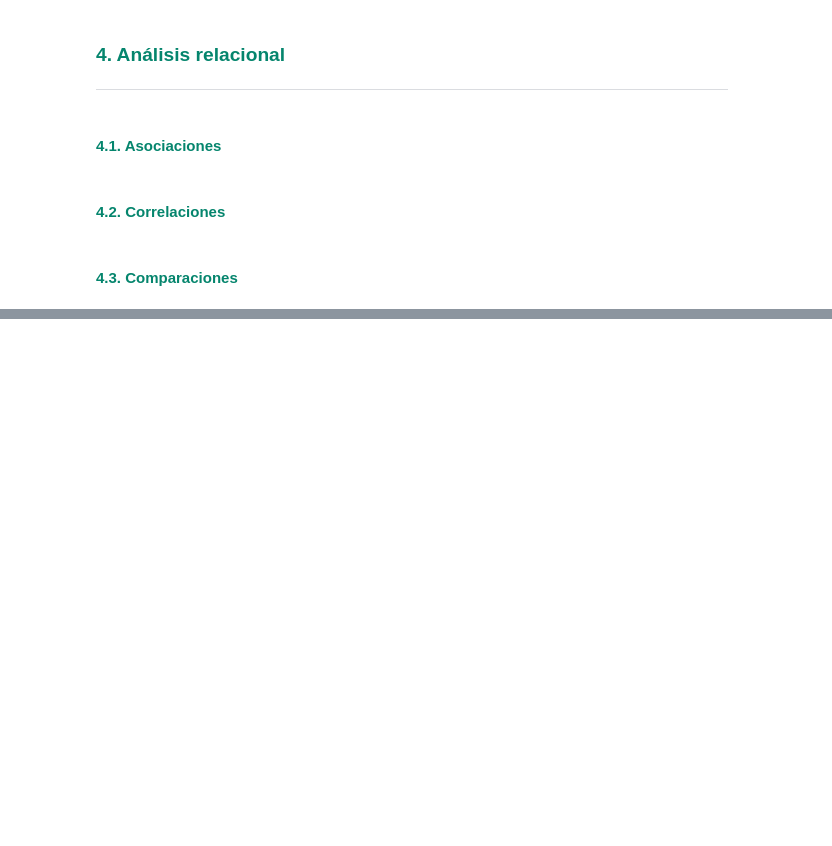
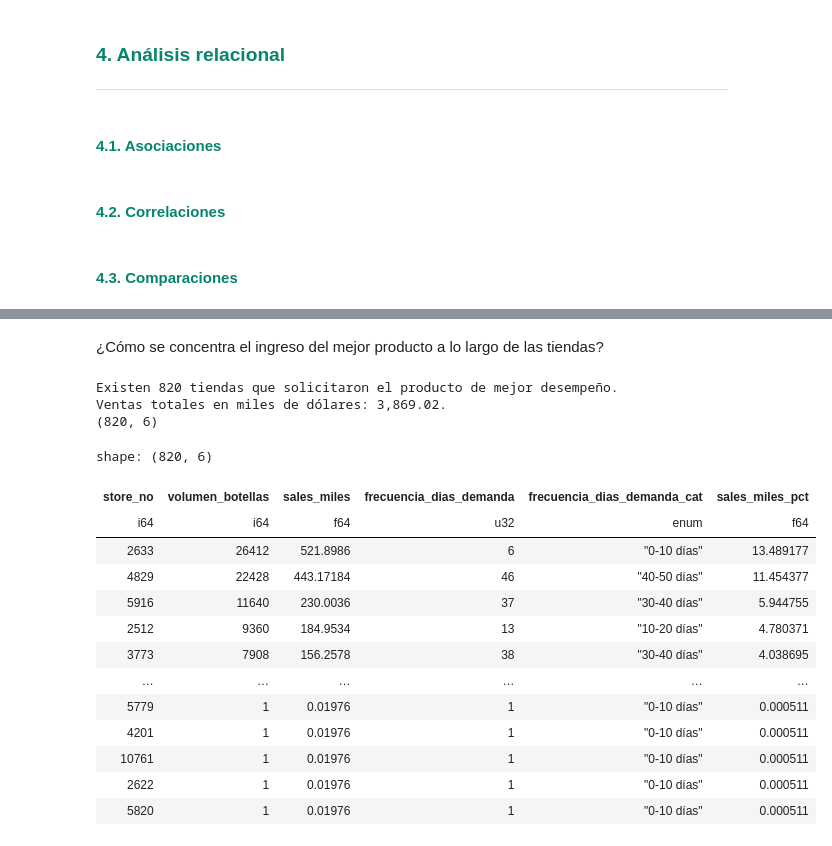
Before and after one commit to charliebrown007/Proyecto_UCB_2da_fase, a Jupyter notebook: 03_scripts/s_04_Fase_02.ipynb, the cells around one changed output, grey strips where cells are left out. Drawn from its saved outputs; the diff is of its cells as text; code cells hidden in the pictures; blank space fills up the shorter version.

```diff
--- a/03_scripts/s_04_Fase_02.ipynb
+++ b/03_scripts/s_04_Fase_02.ipynb
@@ -448,0 +504,56 @@ sns.despine(offset=10, trim=True)
+# %% [markdown]
+¿Cómo se concentra el ingreso del mejor producto a lo largo de las tiendas?
+# %%
+analysis_02 = (
+    df_01
+    .filter(pl.col('product_code') == 'PRD_001358')
+    .group_by('store_no')
+    .agg(
+
+        # 1. ¿Cuántas botellas se han vendido en la historia de este producto?
+        pl.sum('sales_bottles').alias('volumen_botellas'),
+
+        # 2. Ingresos genereados por la venta de botellas (expresado en miles)
+        (pl.sum('sales_dollars')/1000).alias('sales_miles'),
+
+        # 3. ¿En cuántos días únicos alguien compró al menos 1 botella?
+        pl.n_unique('ordered_on').alias('frecuencia_dias_demanda'),
+        pl.n_unique('ordered_on').cut(
+            breaks = [10, 20, 30, 40, 50, 60, 70, 80, 90, 100],
+            labels = [
+                '0-10 días', '10-20 días', '20-30 días', '30-40 días', '40-50 días',
+                '50-60 días', '60-70 días', '70-80 días', '80-90 días',
+                '90-100 días', '>100 días'],
+            left_closed = False ).alias('frecuencia_dias_demanda_cat') )
+
+    # Aporte porcentual
+    .with_columns(
+        ( (pl.col('sales_miles') / pl.col('sales_miles').sum() ) * 100).alias('sales_miles_pct') )
+
+    # Ordenar por los que tienen demanda más constante, y luego por volumen
+    #.sort(['frecuencia_dias_demanda', 'sales_miles'], descending = [True, True])
+    .sort(['sales_miles'], descending = [True])
+    )
+
+print(f"Existen {analysis_02.n_unique(subset = ['store_no'])} tiendas que solicitaron el producto de mejor desempeño.")
+print(f"Ventas totales en miles de dólares: {analysis_02.get_column('sales_miles').sum():,.2f}.")
+print(analysis_02.shape)
+analysis_02
+# %% [output]
+Existen 820 tiendas que solicitaron el producto de mejor desempeño.
+Ventas totales en miles de dólares: 3,869.02.
+(820, 6)
+shape: (820, 6)
+| store_no | volumen_botellas | sales_miles | frecuencia_dias_demanda | frecuencia_dias_demanda_cat | sales_miles_pct |
+| i64 | i64 | f64 | u32 | enum | f64 |
+| 2633 | 26412 | 521.8986 | 6 | "0-10 días" | 13.489177 |
+| 4829 | 22428 | 443.17184 | 46 | "40-50 días" | 11.454377 |
+| 5916 | 11640 | 230.0036 | 37 | "30-40 días" | 5.944755 |
+| 2512 | 9360 | 184.9534 | 13 | "10-20 días" | 4.780371 |
+| 3773 | 7908 | 156.2578 | 38 | "30-40 días" | 4.038695 |
+| … | … | … | … | … | … |
+| 5779 | 1 | 0.01976 | 1 | "0-10 días" | 0.000511 |
+| 4201 | 1 | 0.01976 | 1 | "0-10 días" | 0.000511 |
+| 10761 | 1 | 0.01976 | 1 | "0-10 días" | 0.000511 |
+| 2622 | 1 | 0.01976 | 1 | "0-10 días" | 0.000511 |
+| 5820 | 1 | 0.01976 | 1 | "0-10 días" | 0.000511 |
```
Also changed, not shown: parts of 6 cells of this notebook, 1 other file.
